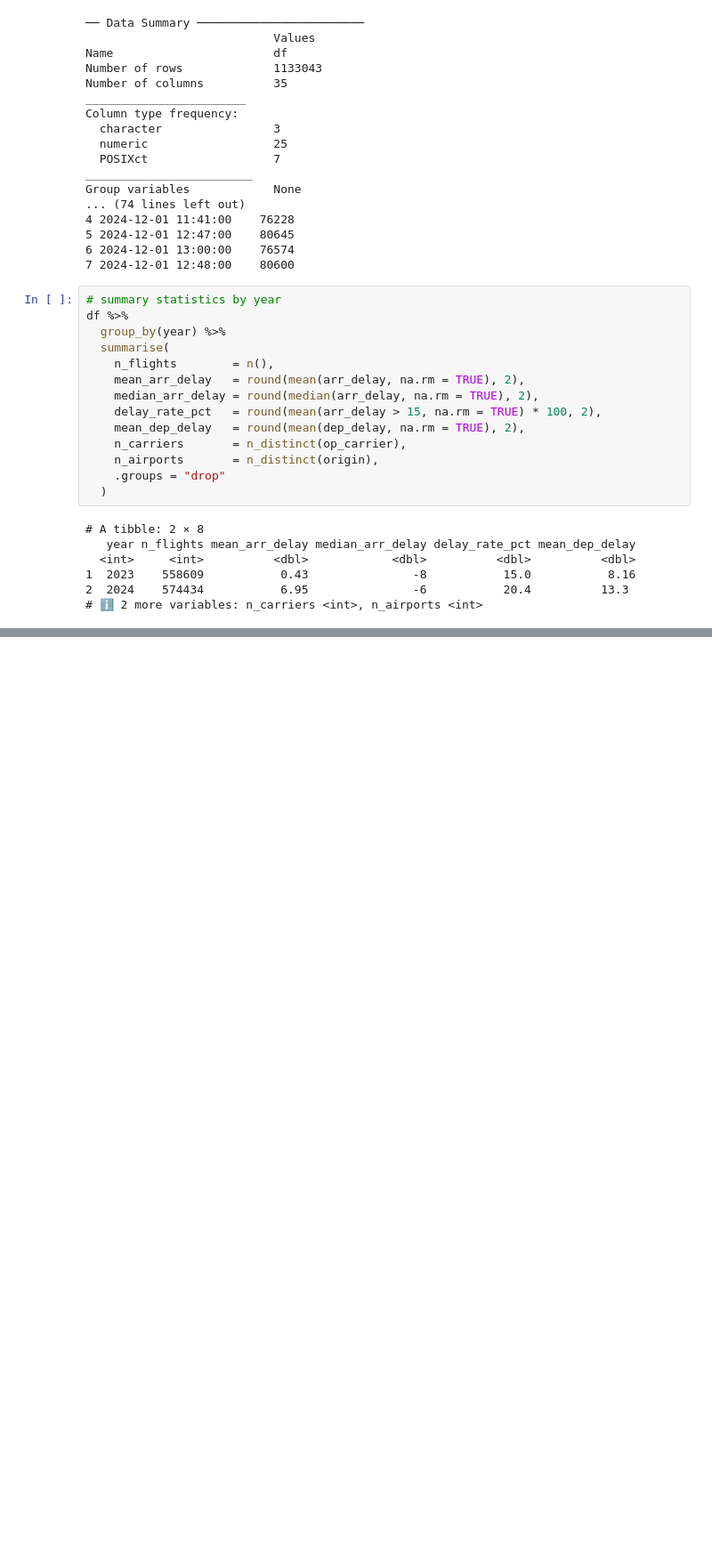
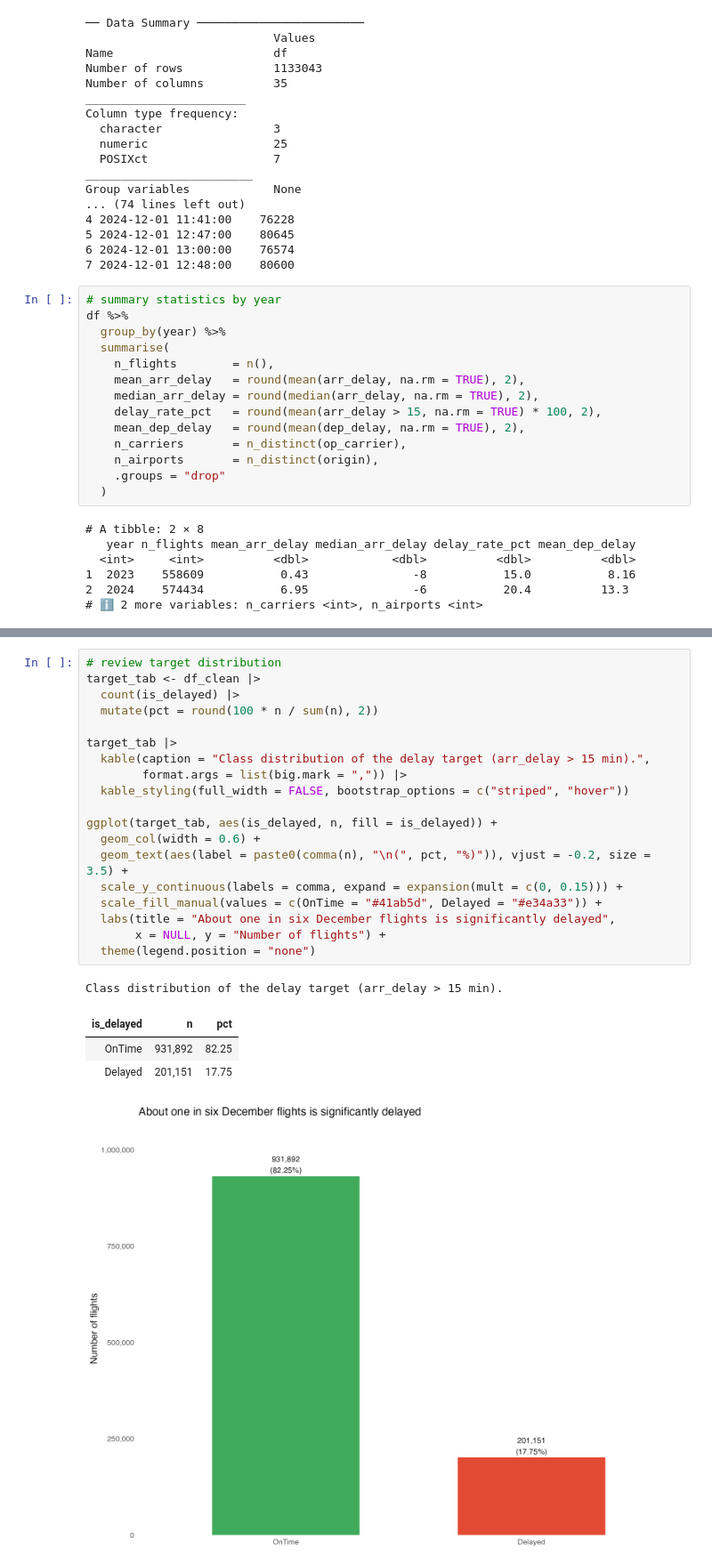
Before and after one commit to itsnabbyyyz/US-flight-delay-prediction, a Jupyter notebook: flight_delay_analysis.ipynb, the cells around one changed output, grey strips where cells are left out. Shown at 89% size. Cells and saved outputs as stored; diff of their text form; blank space fills up the shorter version.

```diff
--- a/flight_delay_analysis.ipynb
+++ b/flight_delay_analysis.ipynb
@@ -204,0 +464,25 @@ df %>%
+# %%
+# review target distribution
+target_tab <- df_clean |>
+  count(is_delayed) |>
+  mutate(pct = round(100 * n / sum(n), 2))
+
+target_tab |>
+  kable(caption = "Class distribution of the delay target (arr_delay > 15 min).",
+        format.args = list(big.mark = ",")) |>
+  kable_styling(full_width = FALSE, bootstrap_options = c("striped", "hover"))
+
+ggplot(target_tab, aes(is_delayed, n, fill = is_delayed)) +
+  geom_col(width = 0.6) +
+  geom_text(aes(label = paste0(comma(n), "\n(", pct, "%)")), vjust = -0.2, size = 3.5) +
+  scale_y_continuous(labels = comma, expand = expansion(mult = c(0, 0.15))) +
+  scale_fill_manual(values = c(OnTime = "#41ab5d", Delayed = "#e34a33")) +
+  labs(title = "About one in six December flights is significantly delayed",
+       x = NULL, y = "Number of flights") +
+  theme(legend.position = "none")
+# %% [output]
+Class distribution of the delay target (arr_delay > 15 min).
+| is_delayed | n | pct |
+| OnTime | 931,892 | 82.25 |
+| Delayed | 201,151 | 17.75 |
+[figure, added]
```
Also changed, not shown: parts of 25 cells of this notebook.
